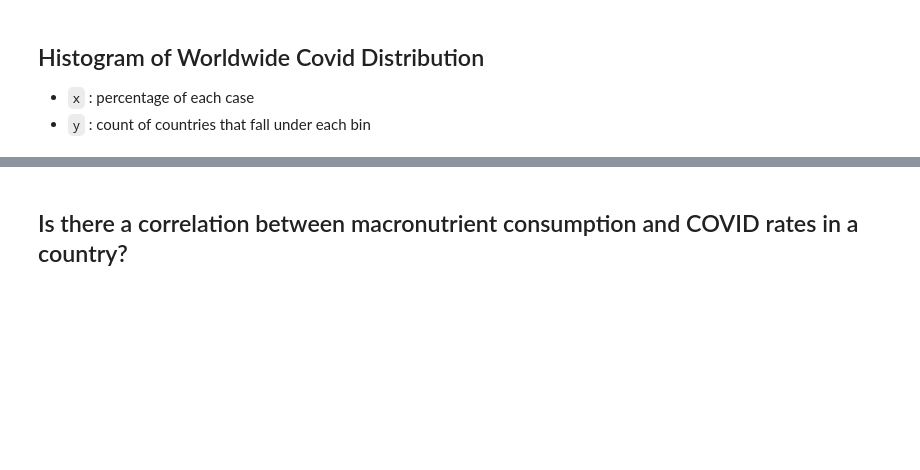
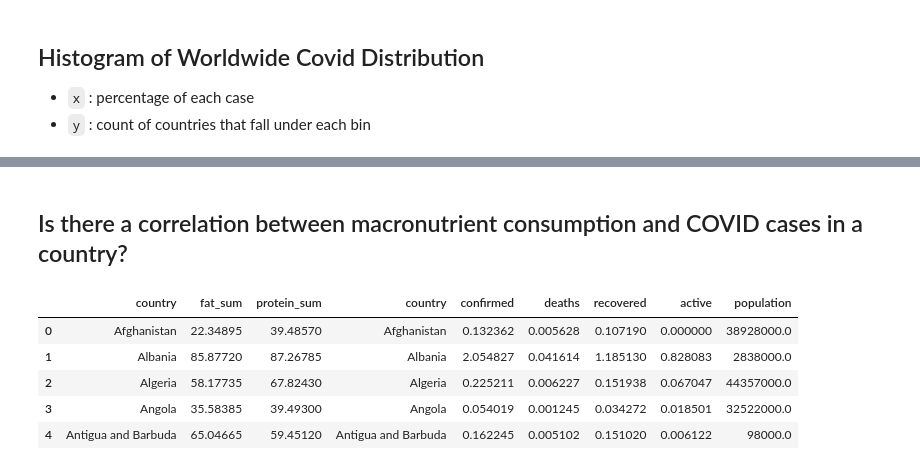
Before and after one commit to chwheo/cogs108-final-project, a Jupyter notebook: data_analysis_histograms.ipynb, the cells around one changed output, grey strips where cells are left out. Saved outputs shown, nothing was run; the diff lists cells and outputs as text; code cells hidden in the pictures; blank space fills up the shorter version.

```diff
--- a/data_analysis_histograms.ipynb
+++ b/data_analysis_histograms.ipynb
@@ -104,4 +169,15 @@ fig3 = sns.histplot(x='active', data=df_covid, stat='count', bins=20)
 # %%
 # TODO: regression + other analysis?
 # %% [markdown]
-## Is there a correlation between macronutrient consumption and COVID rates in a country? ##
+## Is there a correlation between macronutrient consumption and COVID cases in a country? ##
+# %%
+# combine macronutrient dataframe with COVID dataframe
+macro_covid_combined_df = pd.concat([df_macro, df_covid], axis=1)
+macro_covid_combined_df.head()
+# %% [output]
+|  | country | fat_sum | protein_sum | country | confirmed | deaths | recovered | active | population |
+| 0 | Afghanistan | 22.34895 | 39.48570 | Afghanistan | 0.132362 | 0.005628 | 0.107190 | 0.000000 | 38928000.0 |
+| 1 | Albania | 85.87720 | 87.26785 | Albania | 2.054827 | 0.041614 | 1.185130 | 0.828083 | 2838000.0 |
+| 2 | Algeria | 58.17735 | 67.82430 | Algeria | 0.225211 | 0.006227 | 0.151938 | 0.067047 | 44357000.0 |
+| 3 | Angola | 35.58385 | 39.49300 | Angola | 0.054019 | 0.001245 | 0.034272 | 0.018501 | 32522000.0 |
+| 4 | Antigua and Barbuda | 65.04665 | 59.45120 | Antigua and Barbuda | 0.162245 | 0.005102 | 0.151020 | 0.006122 | 98000.0 |
```
Also changed, not shown: parts of 22 cells of this notebook.
